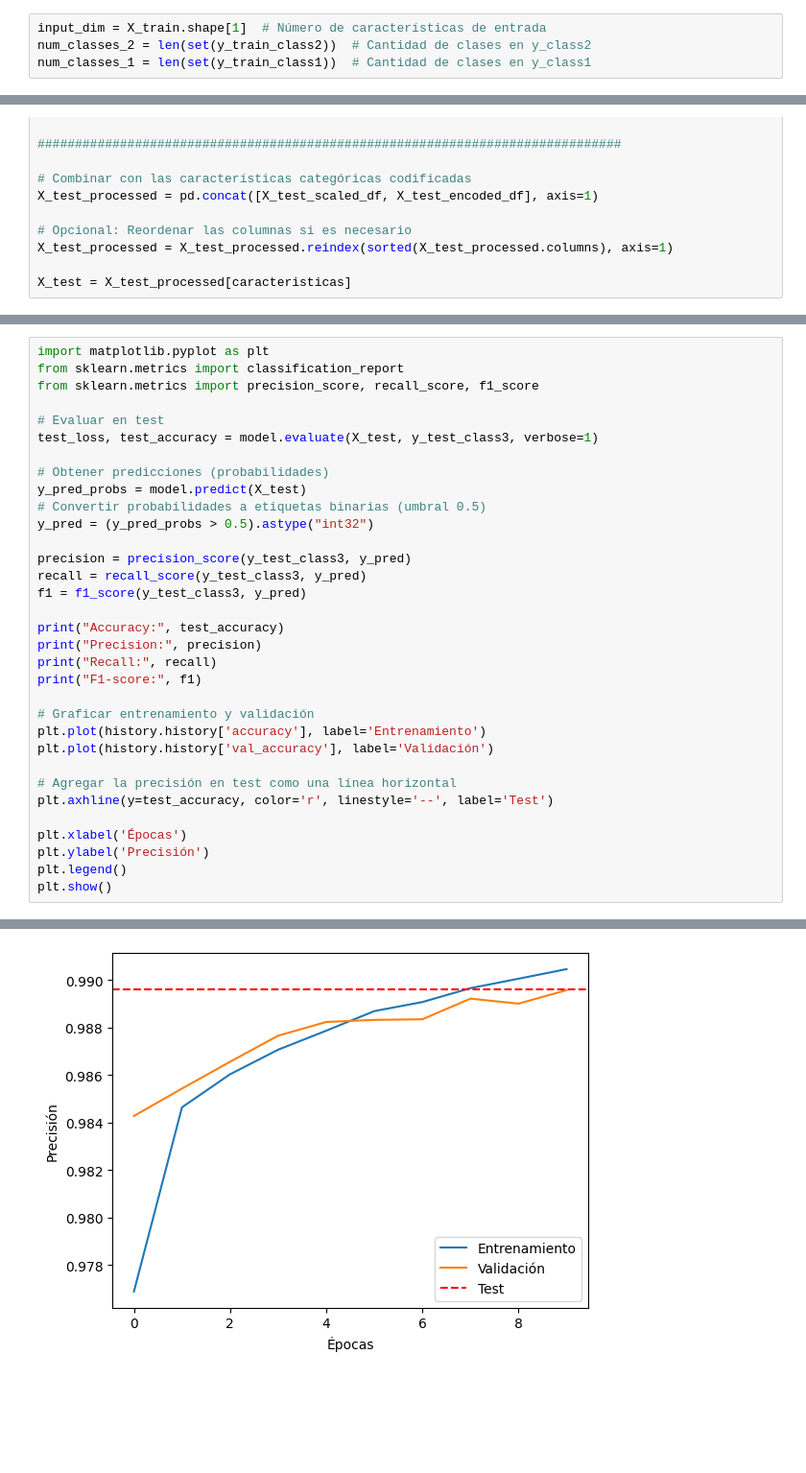
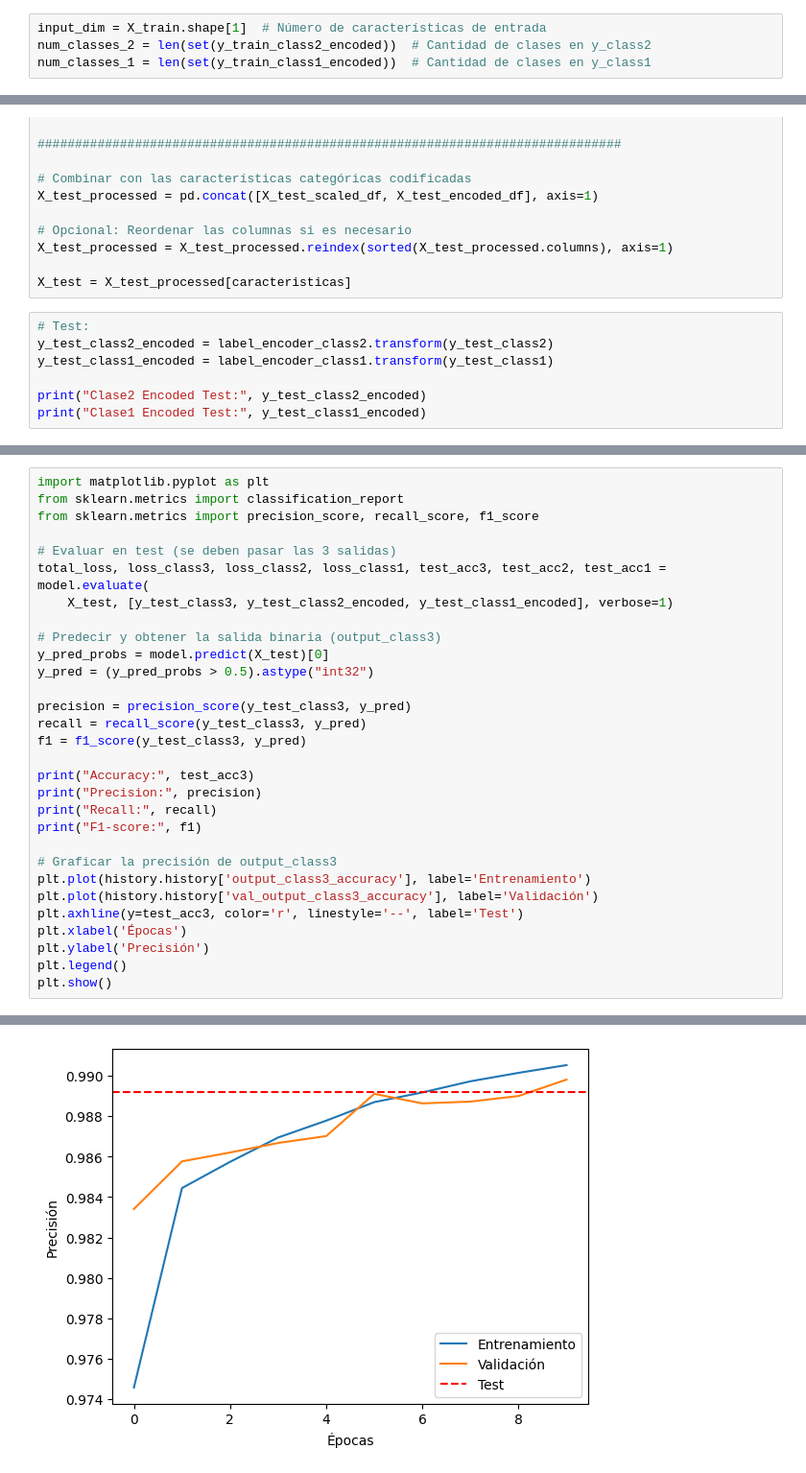
Before and after one commit to rafaelSanchezNavarro/tfg_Deteccion_de_Intrusos_en_Sistemas_IIoT, a Jupyter notebook: notebooks/dnn-tfg.ipynb, the cells around one changed output, grey strips where cells are left out. Shown at 96% size. Cells and saved outputs as stored; diff of their text form; blank space fills up the shorter version.

```diff
--- a/notebooks/dnn-tfg.ipynb
+++ b/notebooks/dnn-tfg.ipynb
@@ -390,7 +393,7 @@ Clase1 Mapping: {0: 'BruteForce', 1: 'C&C', 2: 'Dictionary', 3: 'Discovering_res
 # %%
 input_dim = X_train.shape[1]  # Número de características de entrada
-num_classes_2 = len(set(y_train_class2))  # Cantidad de clases en y_class2
-num_classes_1 = len(set(y_train_class1))  # Cantidad de clases en y_class1
+num_classes_2 = len(set(y_train_class2_encoded))  # Cantidad de clases en y_class2
+num_classes_1 = len(set(y_train_class1_encoded))  # Cantidad de clases en y_class1
 # %%
 from tensorflow import keras
 from tensorflow.keras import layers
@@ -503,3 +514,10 @@ X_test_processed = pd.concat([X_test_scaled_df, X_test_encoded_df], axis=1)
 X_test_processed = X_test_processed.reindex(sorted(X_test_processed.columns), axis=1)
 
 X_test = X_test_processed[caracteristicas]
+# %%
+# Test:
+y_test_class2_encoded = label_encoder_class2.transform(y_test_class2)
+y_test_class1_encoded = label_encoder_class1.transform(y_test_class1)
+
+print("Clase2 Encoded Test:", y_test_class2_encoded)
+print("Clase1 Encoded Test:", y_test_class1_encoded)
@@ -508,30 +529,27 @@ import matplotlib.pyplot as plt
 from sklearn.metrics import classification_report
 from sklearn.metrics import precision_score, recall_score, f1_score
 
-# Evaluar en test
-test_loss, test_accuracy = model.evaluate(X_test, y_test_class3, verbose=1)
+# Evaluar en test (se deben pasar las 3 salidas)
+total_loss, loss_class3, loss_class2, loss_class1, test_acc3, test_acc2, test_acc1 = model.evaluate(
+    X_test, [y_test_class3, y_test_class2_encoded, y_test_class1_encoded], verbose=1)
 
-# Obtener predicciones (probabilidades)
-y_pred_probs = model.predict(X_test)
-# Convertir probabilidades a etiquetas binarias (umbral 0.5)
+# Predecir y obtener la salida binaria (output_class3)
+y_pred_probs = model.predict(X_test)[0]
 y_pred = (y_pred_probs > 0.5).astype("int32")
 
 precision = precision_score(y_test_class3, y_pred)
 recall = recall_score(y_test_class3, y_pred)
 f1 = f1_score(y_test_class3, y_pred)
 
-print("Accuracy:", test_accuracy)
+print("Accuracy:", test_acc3)
 print("Precision:", precision)
 print("Recall:", recall)
 print("F1-score:", f1)
 
-# Graficar entrenamiento y validación
-plt.plot(history.history['accuracy'], label='Entrenamiento')
-plt.plot(history.history['val_accuracy'], label='Validación')
-
-# Agregar la precisión en test como una línea horizontal
-plt.axhline(y=test_accuracy, color='r', linestyle='--', label='Test')
-
+# Graficar la precisión de output_class3
+plt.plot(history.history['output_class3_accuracy'], label='Entrenamiento')
+plt.plot(history.history['val_output_class3_accuracy'], label='Validación')
+plt.axhline(y=test_acc3, color='r', linestyle='--', label='Test')
 plt.xlabel('Épocas')
 plt.ylabel('Precisión')
 plt.legend()
@@ -546 +564 @@ F1-score: 0.9892790383825514
-[figure, old version]
+[figure, new version]
```
Also changed, not shown: parts of 8 cells of this notebook, 1 other file.
